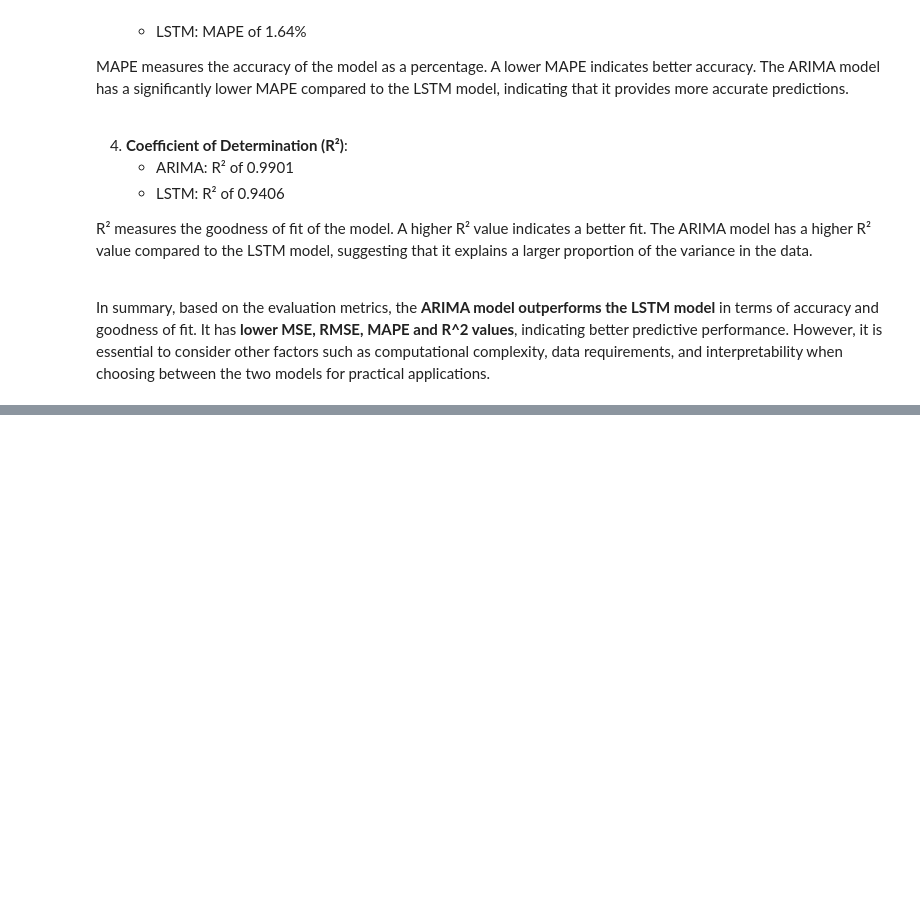
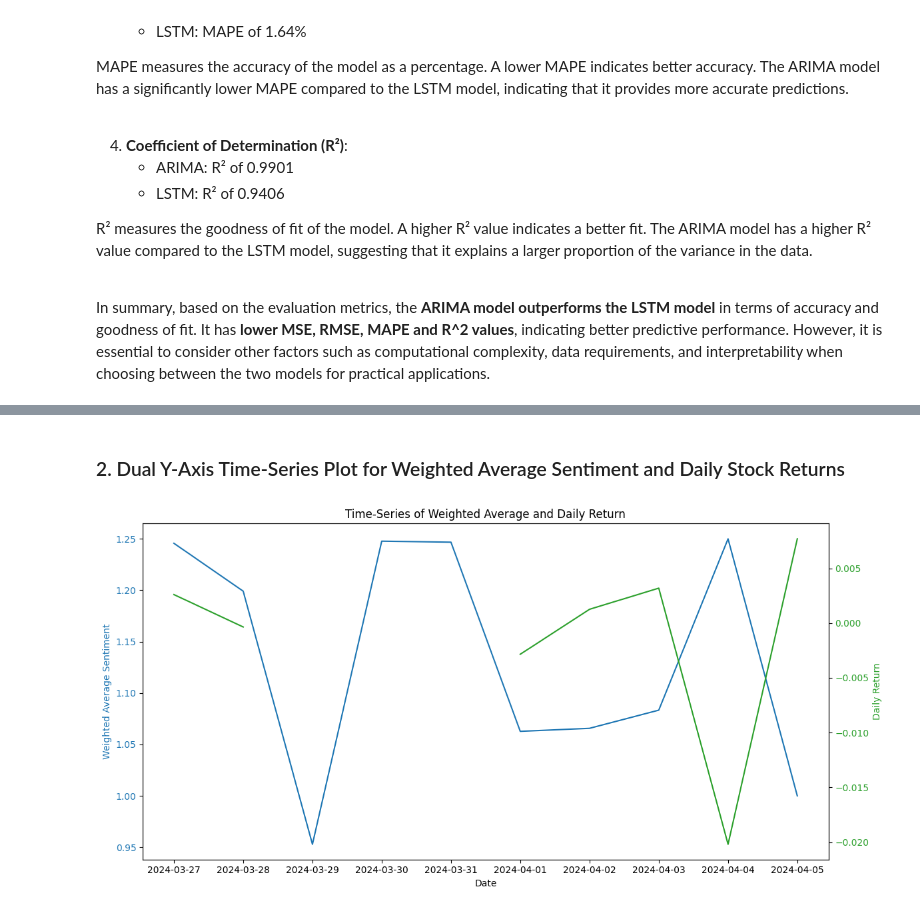
Before and after one commit to charltonxqh/SC1015-mini-project, a Jupyter notebook: overall_analysis.ipynb, the cells around one changed output, grey strips where cells are left out. Saved outputs shown, nothing was run; the diff lists cells and outputs as text; code cells hidden in the pictures; blank space fills up the shorter version.

```diff
--- a/overall_analysis.ipynb
+++ b/overall_analysis.ipynb
@@ -282,0 +357,54 @@ In summary, based on the evaluation metrics, the **ARIMA model outperforms the L
+# %% [markdown]
+### 2. Dual Y-Axis Time-Series Plot for Weighted Average Sentiment and Daily Stock Returns
+# %%
+import pandas as pd
+
+data = {
+    'date': df['date'],
+    'sentiment_label': df['sentiment_label'],
+    'sentiment_score': df['sentiment_score']
+}
+weighted_avg_df = pd.DataFrame(data)
+
+# Calculate Weighted Average Sentiment
+weighted_avg = weighted_avg_df.groupby('date').apply(
+    lambda x: (x['sentiment_label'] * x['sentiment_score']).sum() / x['sentiment_score'].sum())
+
+# Convert to DataFrame and reset index
+weighted_avg_df = weighted_avg.reset_index()
+weighted_avg_df.columns = ['date', 'weighted_average']  # Renaming columns
+
+voo_df = pd.read_csv('datasets/VOO_sentiment.csv')
+voo_df['daily_return'] = (voo_df['Close'] - voo_df['Open']) / voo_df['Open']
+
+voo_df['Date'] = pd.to_datetime(voo_df['Date'])
+weighted_avg_df['date'] = pd.to_datetime(weighted_avg_df['date'])
+
+weighted_avg_df = pd.merge(weighted_avg_df, voo_df, how='left', left_on='date', right_on='Date')
+weighted_avg_df.drop(['Date', 'Open', 'High', 'Low', 'Close', 'Adj Close', 'Volume'], axis=1, inplace=True)
+
+import matplotlib.pyplot as plt
+
+# Create a figure and a set of subplots
+fig, ax1 = plt.subplots(figsize=(12, 6))
+
+# First axis (ax1) for Weighted Average
+color = 'tab:blue'
+ax1.set_xlabel('Date')
+ax1.set_ylabel('Weighted Average Sentiment', color=color)
+ax1.plot(weighted_avg_df['date'], weighted_avg_df['weighted_average'], color=color)
+ax1.tick_params(axis='y', labelcolor=color)
+
+# Create a second y-axis (ax2) for Daily Return
+ax2 = ax1.twinx()  # instantiate a second axes that shares the same x-axis
+color = 'tab:green'
+ax2.set_ylabel('Daily Return', color=color)
+ax2.plot(weighted_avg_df['date'], weighted_avg_df['daily_return'], color=color)
+ax2.tick_params(axis='y', labelcolor=color)
+
+# Title and show plot
+plt.title('Time-Series of Weighted Average and Daily Return')
+fig.tight_layout()  # otherwise the right y-label may be slightly clipped
+plt.show()
+# %% [output]
+[figure, added]
```
Also changed, not shown: parts of 6 cells of this notebook, 1 other file.
